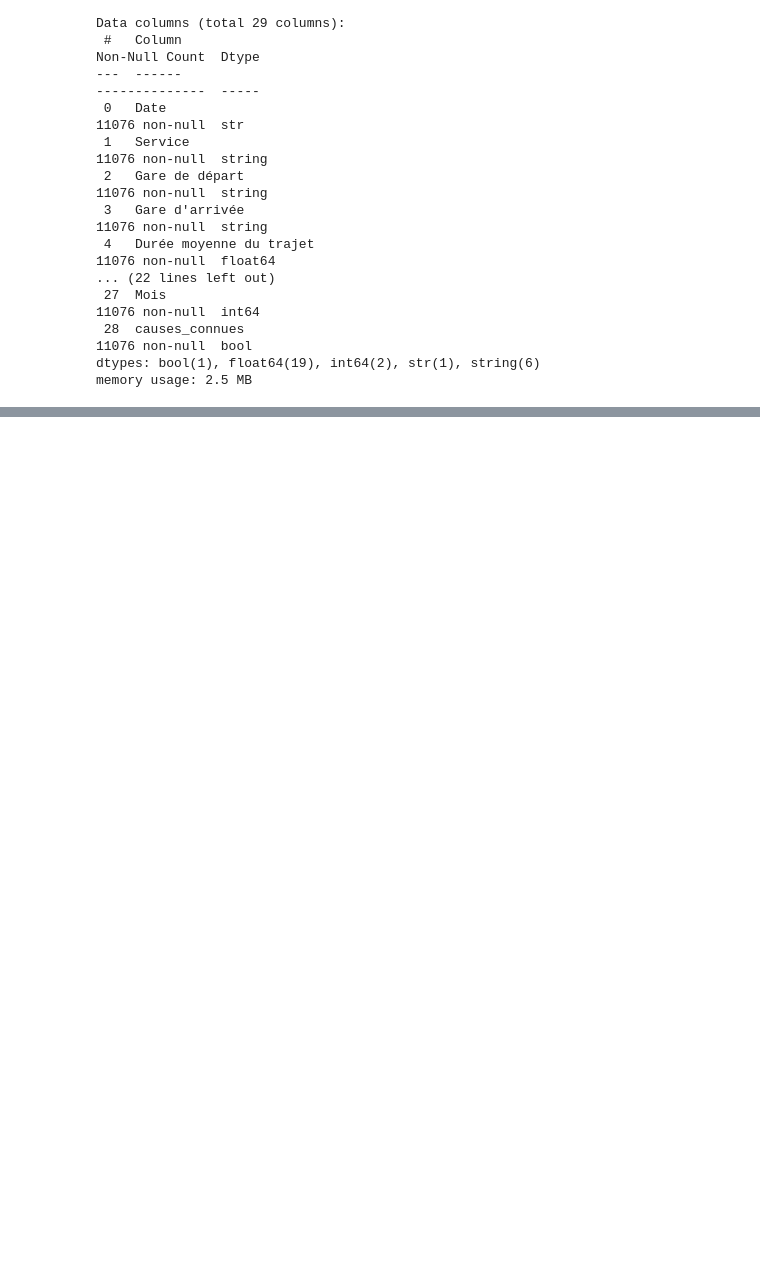
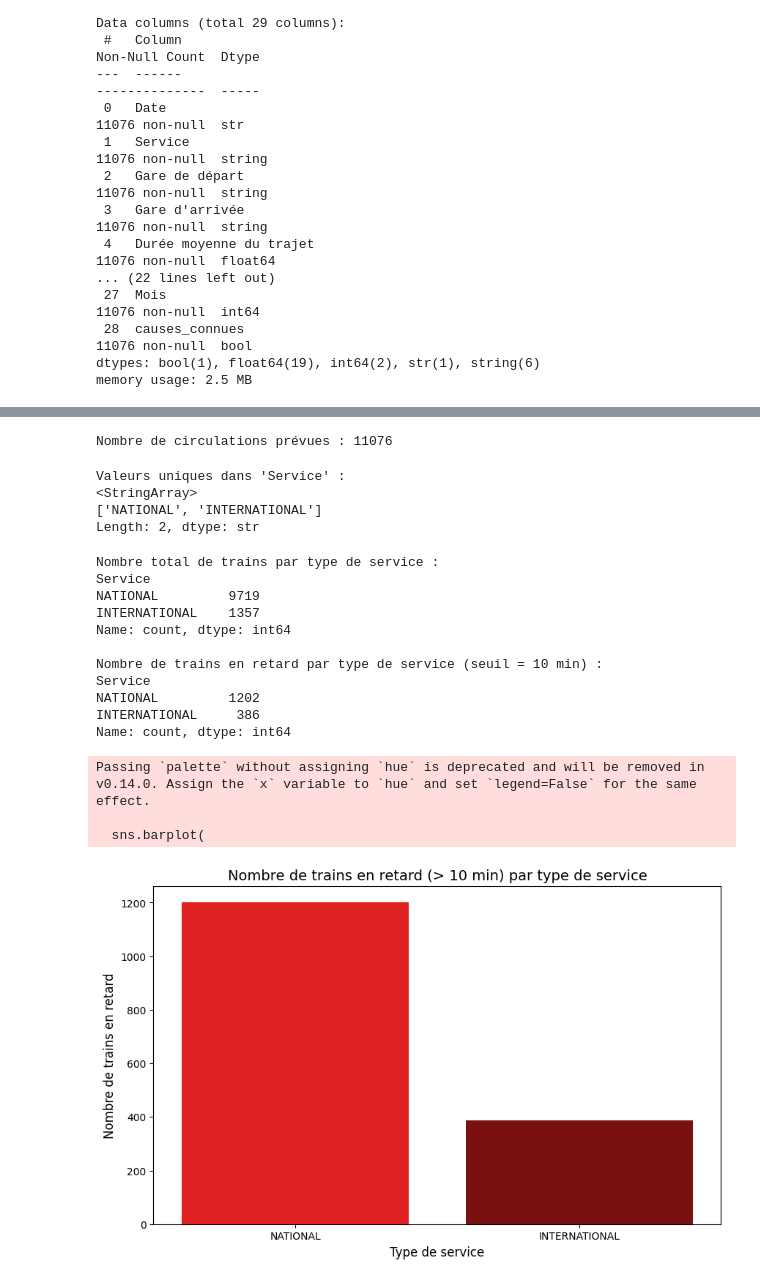
Before and after one commit to MeghCH/Tardis, a Jupyter notebook: tardis_eda.ipynb, the cells around one changed output, grey strips where cells are left out. Cells and saved outputs as stored; diff of their text form; code cells hidden in the pictures; blank space fills up the shorter version.

Commit message:
fix : graph retard

```diff
--- a/tardis_eda.ipynb
+++ b/tardis_eda.ipynb
@@ -557,0 +308,3 @@ Name: Retard moyen de tous les trains à l'arrivée, dtype: float64
+# %%
+df = pd.read_csv("cleaned_dataset.csv", sep=',')
+print(df.head())
@@ -557,0 +394,58 @@ Name: Retard moyen de tous les trains à l'arrivée, dtype: float64
+# %%
+nombre_total_trains = len(df)
+print(f"Nombre de circulations prévues : {nombre_total_trains}")
+# %% [output]
+Nombre de circulations prévues : 11076
+# %%
+colonne_service = "Service"
+print(f"\nValeurs uniques dans '{colonne_service}' :")
+print(df[colonne_service].unique())
+# %% [output]
+Valeurs uniques dans 'Service' :
+<StringArray>
+['NATIONAL', 'INTERNATIONAL']
+Length: 2, dtype: str
+# %%
+# 1. Vérifie le total par type de service
+colonne_service = "Service"
+total_par_service = df[colonne_service].value_counts()
+print("Nombre total de trains par type de service :")
+print(total_par_service)
+
+# 2. Recrée la colonne "en_retard" avec un seuil réaliste
+colonne_retard = "Retard moyen de tous les trains à l'arrivée"
+seuil_retard = 10
+df["en_retard"] = (df[colonne_retard] > seuil_retard).astype(int)
+
+# 3. Compte les trains en retard par type de service
+nombre_retards_par_service = df[df["en_retard"] == 1][colonne_service].value_counts()
+print("\nNombre de trains en retard par type de service (seuil = 10 min) :")
+print(nombre_retards_par_service)
+
+# 4. Visualisation
+plt.figure(figsize=(10, 6))
+sns.barplot(
+    x=nombre_retards_par_service.index,
+    y=nombre_retards_par_service.values,
+    palette=["red", "darkred"]
+)
+plt.title(f"Nombre de trains en retard (> {seuil_retard} min) par type de service", fontsize=14)
+plt.xlabel("Type de service", fontsize=12)
+plt.ylabel("Nombre de trains en retard", fontsize=12)
+plt.show()
+# %% [output]
+Nombre total de trains par type de service :
+Service
+NATIONAL         9719
+INTERNATIONAL    1357
+Name: count, dtype: int64
+
+Nombre de trains en retard par type de service (seuil = 10 min) :
+Service
+NATIONAL         1202
+INTERNATIONAL     386
+Name: count, dtype: int64
+Passing `palette` without assigning `hue` is deprecated and will be removed in v0.14.0. Assign the `x` variable to `hue` and set `legend=False` for the same effect.
+
+  sns.barplot(
+[figure, added]
```
Also changed, not shown: parts of 22 cells of this notebook, 1 other file.
